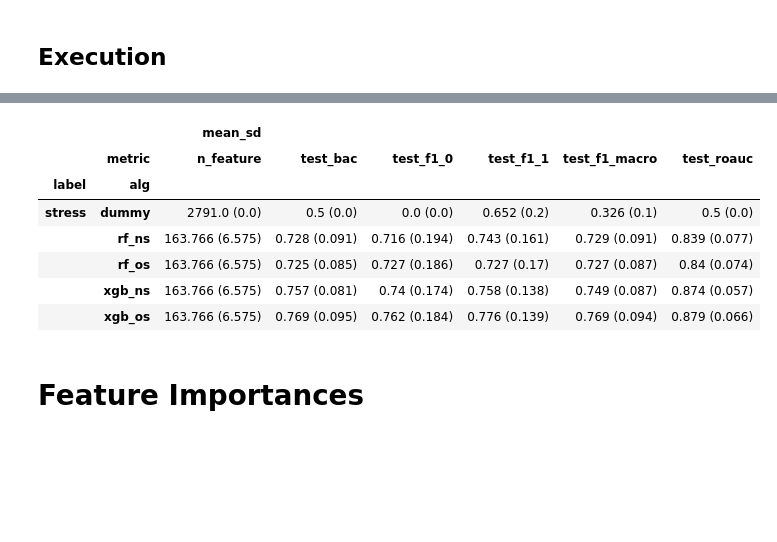
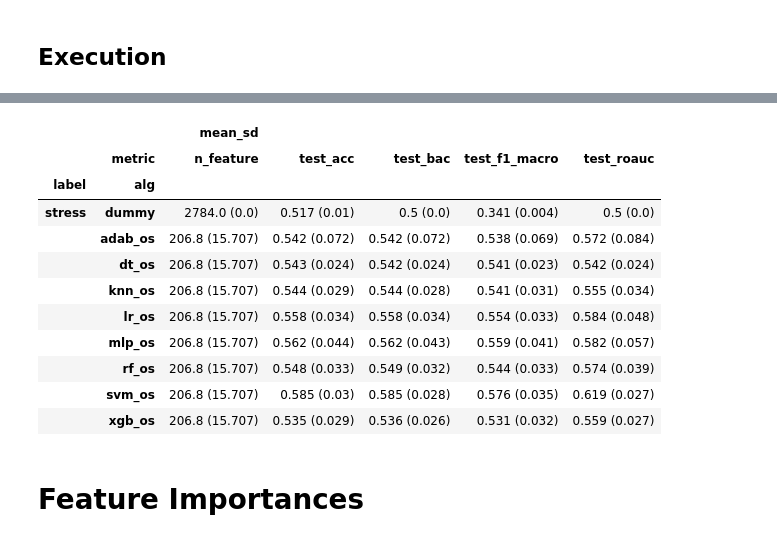
Before and after one commit to SteinPanyu/IndependentReproducibility, a Jupyter notebook: ModelTraining & Evaluation.ipynb, the cells around one changed output, grey strips where cells are left out. Cells and saved outputs as stored; diff of their text form; code cells hidden in the pictures; blank space fills up the shorter version.

```diff
--- a/ModelTraining & Evaluation.ipynb
+++ b/ModelTraining & Evaluation.ipynb
@@ -17,7 +67,7 @@ from dataclasses import dataclass
 from imblearn.over_sampling import SMOTE, SMOTENC
 from sklearn.base import BaseEstimator, clone
 from sklearn.feature_selection import SelectFromModel
-from sklearn.model_selection import StratifiedKFold, LeaveOneGroupOut, StratifiedShuffleSplit, RepeatedStratifiedKFold, GroupKFold
+from sklearn.model_selection import TimeSeriesSplit, StratifiedKFold, LeaveOneGroupOut, StratifiedShuffleSplit, RepeatedStratifiedKFold, StratifiedGroupKFold
 from sklearn.preprocessing import StandardScaler, OrdinalEncoder, OneHotEncoder
 import time
 import ray
@@ -66,10 +116,14 @@ def _split(
     elif alg == 'logo':
         splitter = LeaveOneGroupOut()
     elif alg == 'groupk':
-        splitter = GroupKFold(n_splits=n_splits
-)
+        splitter = StratifiedGroupKFold(n_splits=n_splits)
+    elif alg == 'TimeSeriesSplit':
+        splitter = TimeSeriesSplit(n_splits=n_splits)
+    elif alg == 'custom_cv':
+        splitter = CustomCV(n_splits=n_splits)
+
     else:
-        raise ValueError('"alg" should be one of "holdout", "kfold", "logo", or "groupk".')
+        raise ValueError('"alg" should be one of "holdout", "kfold", "logo", "TimeSeriesSplit", "custom_cv" or "groupk".')
 
     split = splitter.split(X, y, groups)
 
@@ -134,6 +188,14 @@ def _train(
             )
 
     if select:
+#         # Removing low variance features
+#         X_train = exclude_low_variance(X_train)
+#         X_test = X_test[X_train.columns]  # Keep only the selected features in the test set
+
+#         # Removing highly correlated features
+#         X_train = remove_pairwise_corr(X_train, outcome_variable= y_train)
+#         X_test = X_test[X_train.columns]  # Keep only the selected features in the test set
+
         if isinstance(select, SelectFromModel):
             select = [select]
 
@@ -764,26 +944,35 @@ SUMMARY_EVAL.head()
 # %%
-# SUB_SUMMARY_EVAL = SUMMARY_EVAL[SUMMARY_EVAL['alg']=='xgb_os'].loc[
 SUB_SUMMARY_EVAL = SUMMARY_EVAL.loc[
     lambda x: x['metric'].isin(
-#        ['n_feature', 'train_class_ratio', 'train_inst_0', 'train_inst_1', 'test_inst_0', 'test_inst_1', 'test_bac', 'test_f1_0' ,'test_f1_1', 'test_f1_macro', 'train_f1_0' ,'train_f1_1', 'train_f1_macro','test_roauc']
-        ['n_feature', 'test_bac', 'test_f1_0' ,'test_f1_1', 'test_f1_macro','test_roauc']
+        ['n_feature','test_acc' ,'test_bac',  'test_f1_macro','test_roauc']
     )
 ].round(3).assign(
-    mean_sd=lambda x: x['mean'].astype(str).str.cat(' (' + x['SD'].astype(str) + ')', sep='')
+    mean_sd=lambda x: x['mean'].astype(str).str.cat(' (' + x['SD'].astype(str) + ')', sep=''),
 ).pivot(
-#    index=['label', 'alg', 'cluster'], columns=['metric'], values=['mean_sd']
     index=['label', 'alg'], columns=['metric'], values=['mean_sd']
 )
+
+# separate rows where 'alg' is 'dummy' and 'alg' is not 'dummy'
+df_dummy = SUB_SUMMARY_EVAL[SUB_SUMMARY_EVAL.index.get_level_values('alg') == 'dummy']
+df_others = SUB_SUMMARY_EVAL[SUB_SUMMARY_EVAL.index.get_level_values('alg') != 'dummy']
+
+# concatenate them ensuring that 'dummy' rows are always at the top for each group
+SUB_SUMMARY_EVAL = pd.concat([df_dummy, df_others])
+
 SUB_SUMMARY_EVAL
 # %% [output]
-|  |  | mean_sd |  |  |  |  |  |
-|  | metric | n_feature | test_bac | test_f1_0 | test_f1_1 | test_f1_macro | test_roauc |
-| label | alg |  |  |  |  |  |  |
-| stress | dummy | 2791.0 (0.0) | 0.5 (0.0) | 0.0 (0.0) | 0.652 (0.2) | 0.326 (0.1) | 0.5 (0.0) |
-|  | rf_ns | 163.766 (6.575) | 0.728 (0.091) | 0.716 (0.194) | 0.743 (0.161) | 0.729 (0.091) | 0.839 (0.077) |
-|  | rf_os | 163.766 (6.575) | 0.725 (0.085) | 0.727 (0.186) | 0.727 (0.17) | 0.727 (0.087) | 0.84 (0.074) |
-|  | xgb_ns | 163.766 (6.575) | 0.757 (0.081) | 0.74 (0.174) | 0.758 (0.138) | 0.749 (0.087) | 0.874 (0.057) |
-|  | xgb_os | 163.766 (6.575) | 0.769 (0.095) | 0.762 (0.184) | 0.776 (0.139) | 0.769 (0.094) | 0.879 (0.066) |
+|  |  | mean_sd |  |  |  |  |
+|  | metric | n_feature | test_acc | test_bac | test_f1_macro | test_roauc |
+| label | alg |  |  |  |  |  |
+| stress | dummy | 2784.0 (0.0) | 0.517 (0.01) | 0.5 (0.0) | 0.341 (0.004) | 0.5 (0.0) |
+|  | adab_os | 206.8 (15.707) | 0.542 (0.072) | 0.542 (0.072) | 0.538 (0.069) | 0.572 (0.084) |
+|  | dt_os | 206.8 (15.707) | 0.543 (0.024) | 0.542 (0.024) | 0.541 (0.023) | 0.542 (0.024) |
+|  | knn_os | 206.8 (15.707) | 0.544 (0.029) | 0.544 (0.028) | 0.541 (0.031) | 0.555 (0.034) |
+|  | lr_os | 206.8 (15.707) | 0.558 (0.034) | 0.558 (0.034) | 0.554 (0.033) | 0.584 (0.048) |
+|  | mlp_os | 206.8 (15.707) | 0.562 (0.044) | 0.562 (0.043) | 0.559 (0.041) | 0.582 (0.057) |
+|  | rf_os | 206.8 (15.707) | 0.548 (0.033) | 0.549 (0.032) | 0.544 (0.033) | 0.574 (0.039) |
+|  | svm_os | 206.8 (15.707) | 0.585 (0.03) | 0.585 (0.028) | 0.576 (0.035) | 0.619 (0.027) |
+|  | xgb_os | 206.8 (15.707) | 0.535 (0.029) | 0.536 (0.026) | 0.531 (0.032) | 0.559 (0.027) |
 # %% [markdown]
 # Feature Importances
 # %% [markdown]
```
Also changed, not shown: parts of 19 cells of this notebook, 2 other files.
